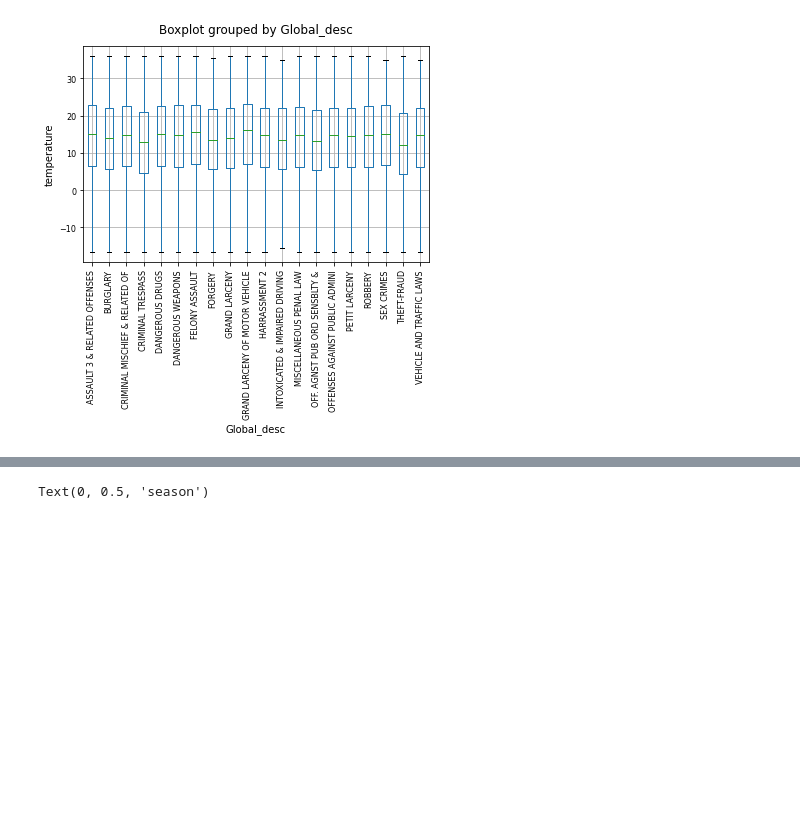
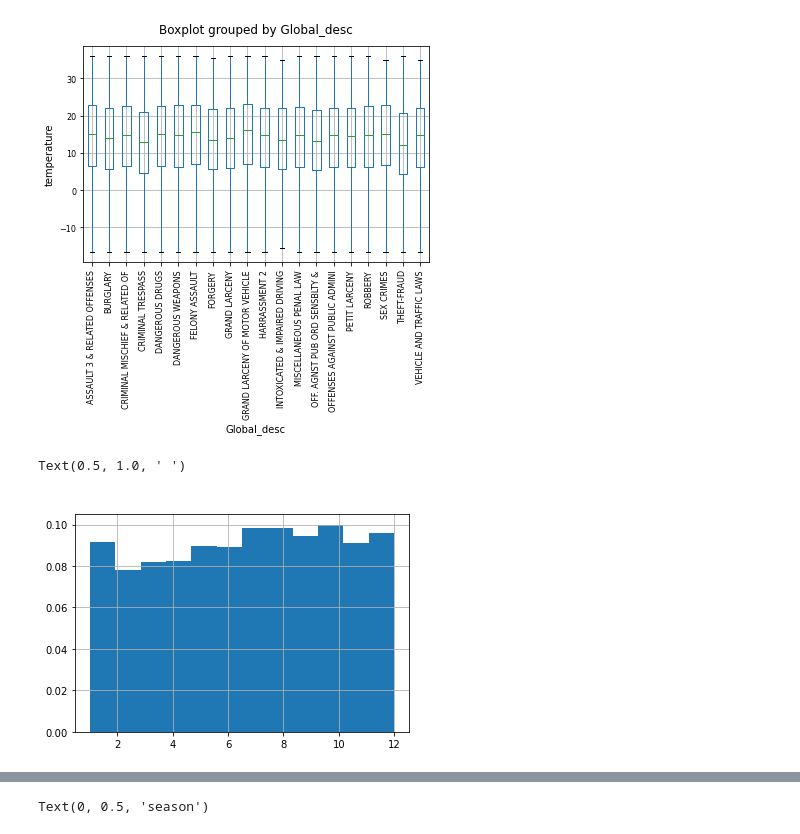
Before and after one commit to MAbdulfattah/Data-Wrangling, a Jupyter notebook: Magic.ipynb, the cells around one changed output, grey strips where cells are left out. Cells and saved outputs as stored; diff of their text form; code cells hidden in the pictures; blank space fills up the shorter version.

```diff
--- a/Magic.ipynb
+++ b/Magic.ipynb
@@ -100,3 +120,10 @@ plt.ylabel('temperature')
 # %% [output]
 Text(0, 0.5, 'temperature')
 [figure]
+# %%
+# df1[df1['Global_desc']=='BURGLARY'].month.hist(bins=12, color='blue',alpha=0.7)
+df1[df1['Global_desc']=='BURGLARY'].month.hist(bins=12, density=1)
+plt.title(" ")
+# %% [output]
+Text(0.5, 1.0, ' ')
+[figure, added]
```
Also changed, not shown: parts of 13 cells of this notebook.
